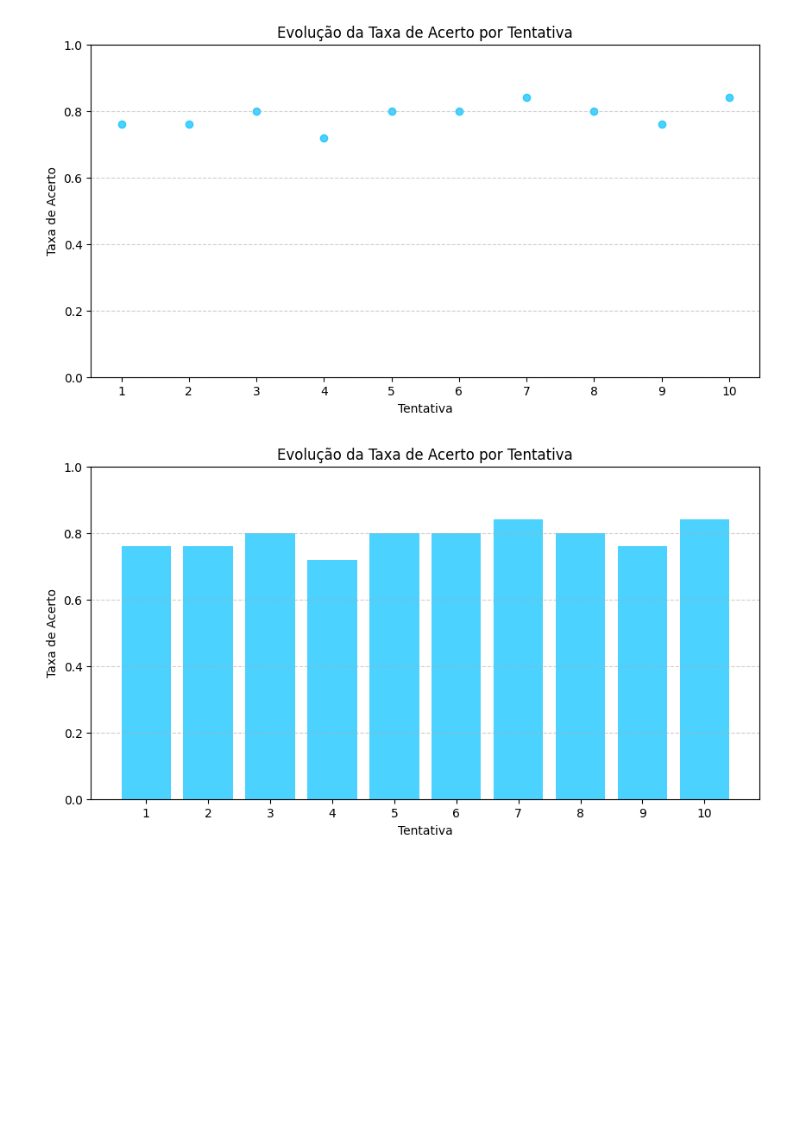
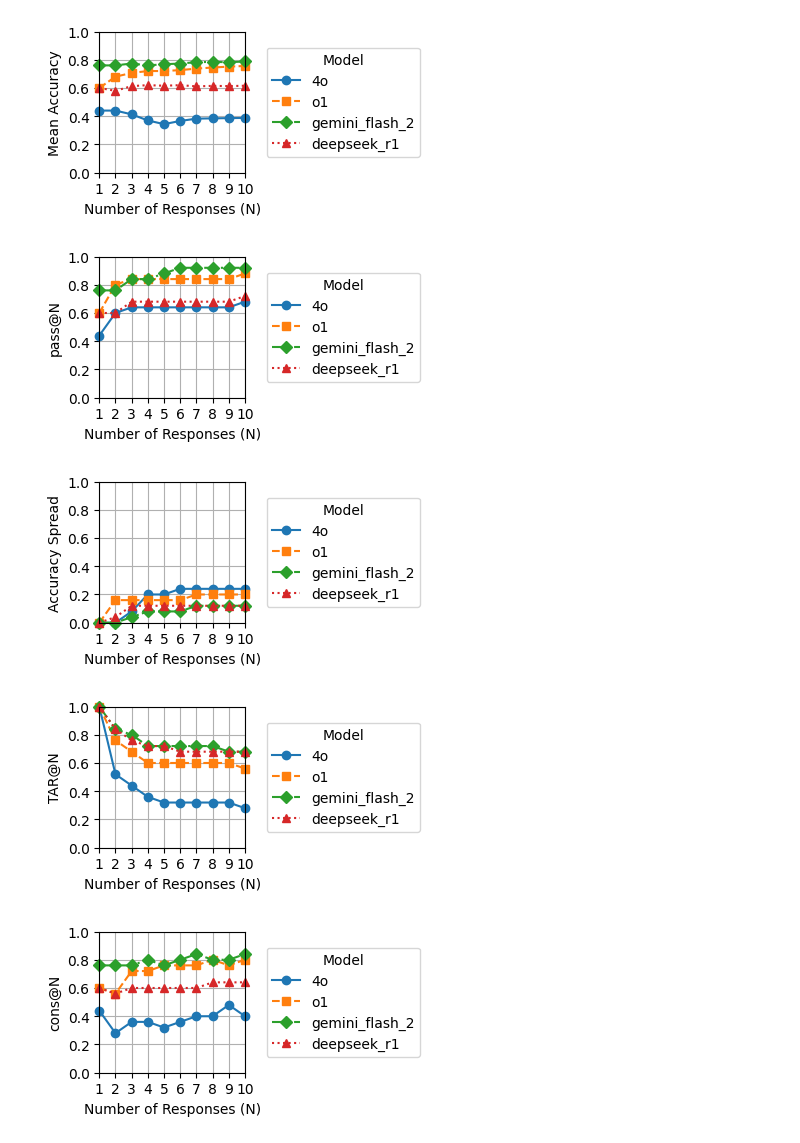
Before and after one commit to lucasdemouraa/LLMENADEBRACIS2025, a Jupyter notebook: main.ipynb, the cells around one changed output. Saved outputs shown, nothing was run; the diff lists cells and outputs as text; code cells hidden in the pictures; blank space fills up the shorter version.

```diff
--- a/main.ipynb
+++ b/main.ipynb
@@ -464,5 +2,0 @@ calcular_metricas(modelo_deepseek)
-# %%
-calcular_metricas(modelo_gamini_2_flash)
-# %% [output]
-[figure, removed]
-[figure, removed]
@@ -468,0 +536,25 @@ calcular_metricas(modelo_gamini_2_flash)
+# %%
+# Visualize metrics distribution over N attempts as line plot across models.
+metric_list = [
+    "mean_accuracy",
+    "pass",
+    "accuracy_spread",
+    "tar",
+    "cons"
+]
+visualize_metrics_distribution_line(
+    df_all_metrics,
+    metric_list,
+    dataset_type="all",
+    figsize=(4.2, 2.2),
+    bbox_to_anchor=(1.10, 0.5),
+    # y_max=0.3,
+    model_order=["4o", "o1", "gemini_flash_2", "deepseek_r1"],
+    metric_name_map=metric_name_map,
+)
+# %% [output]
+[figure, added]
+[figure, added]
+[figure, added]
+[figure, added]
+[figure, added]
```
Also changed, not shown: parts of 35 cells of this notebook.
